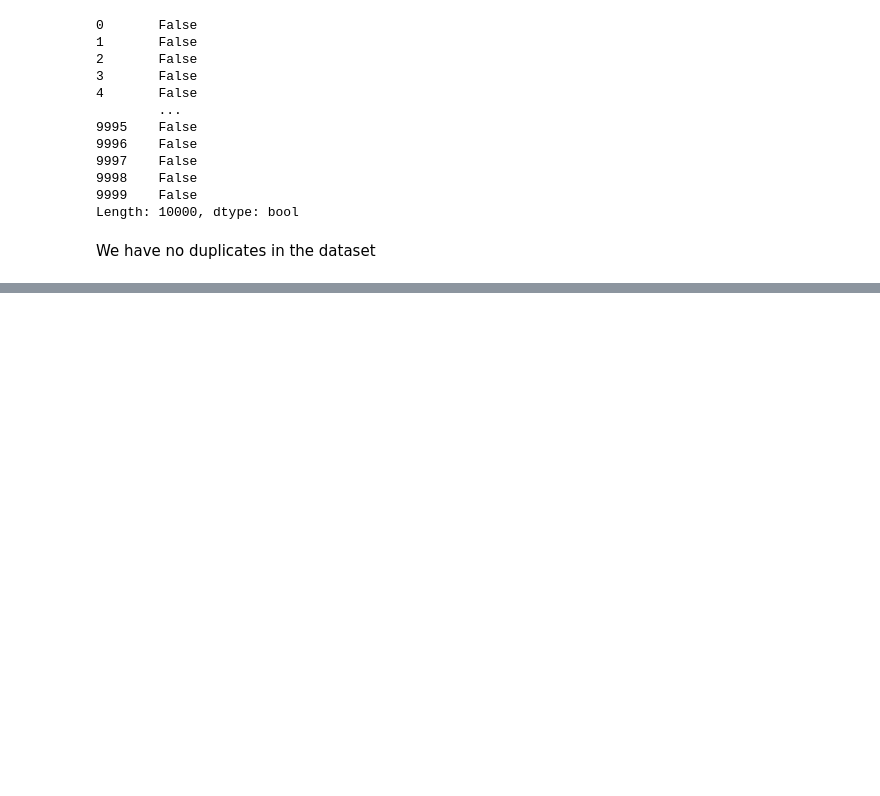
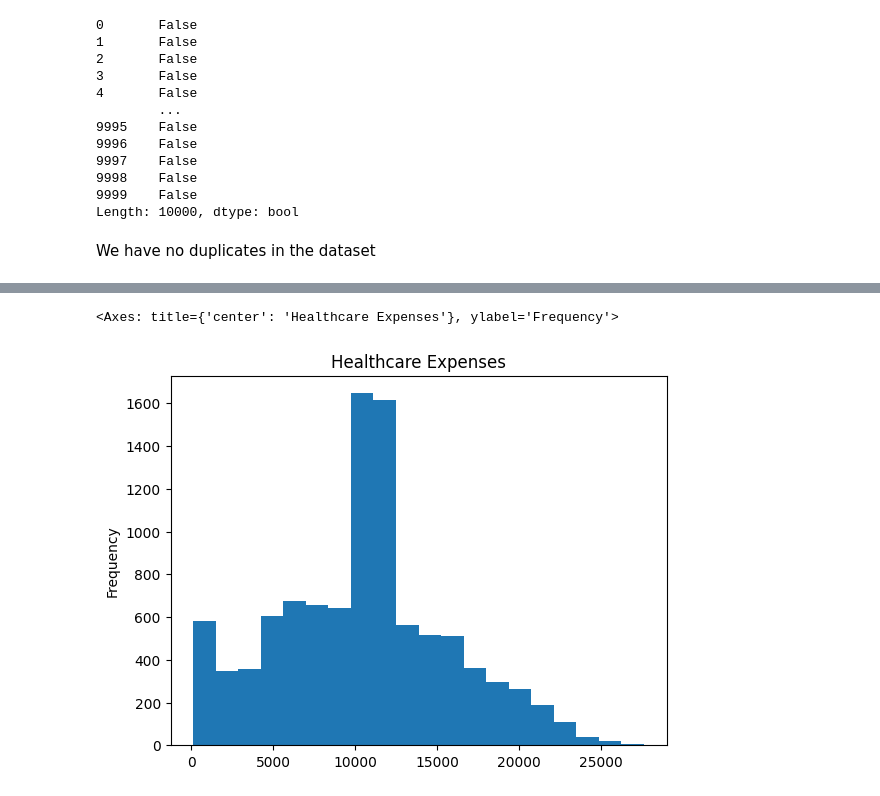
Before and after one commit to ABHISHEKBANKAWAT/Data_Engineering_Task, a Jupyter notebook: Step 1 - Data_quality_check/Dataset_EDA.ipynb, the cells around one changed output, grey strips where cells are left out. Drawn from its saved outputs; the diff is of its cells as text; code cells hidden in the pictures; blank space fills up the shorter version.

```diff
--- a/Step 1 - Data_quality_check/Dataset_EDA.ipynb
+++ b/Step 1 - Data_quality_check/Dataset_EDA.ipynb
@@ -100,0 +108,5 @@ We have no duplicates in the dataset
+# %%
+patients['HEALTHCARE_EXPENSES'].plot(kind='hist', bins=20, title='Healthcare Expenses')
+# %% [output]
+<Axes: title={'center': 'Healthcare Expenses'}, ylabel='Frequency'>
+[figure, added]
```
Also changed, not shown: parts of 3 cells of this notebook.
